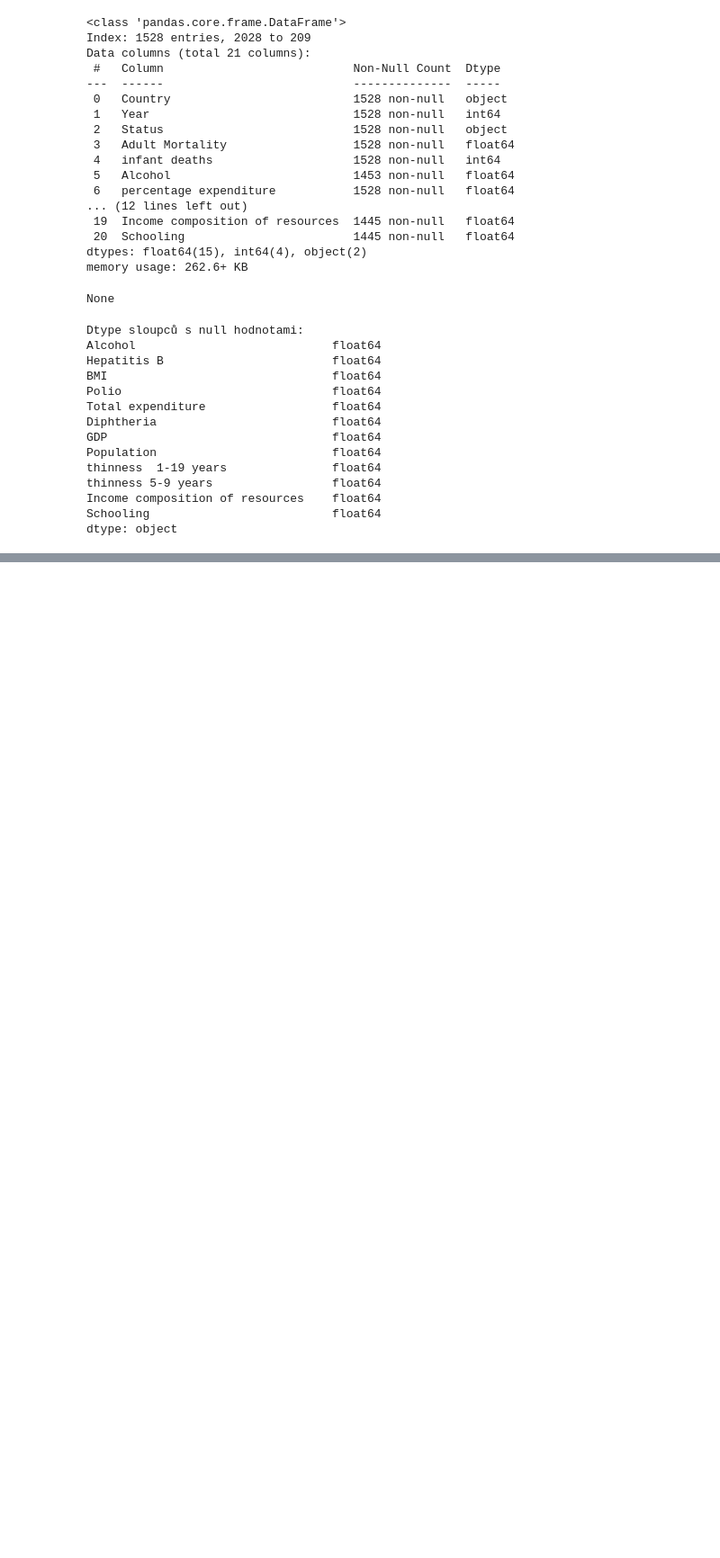
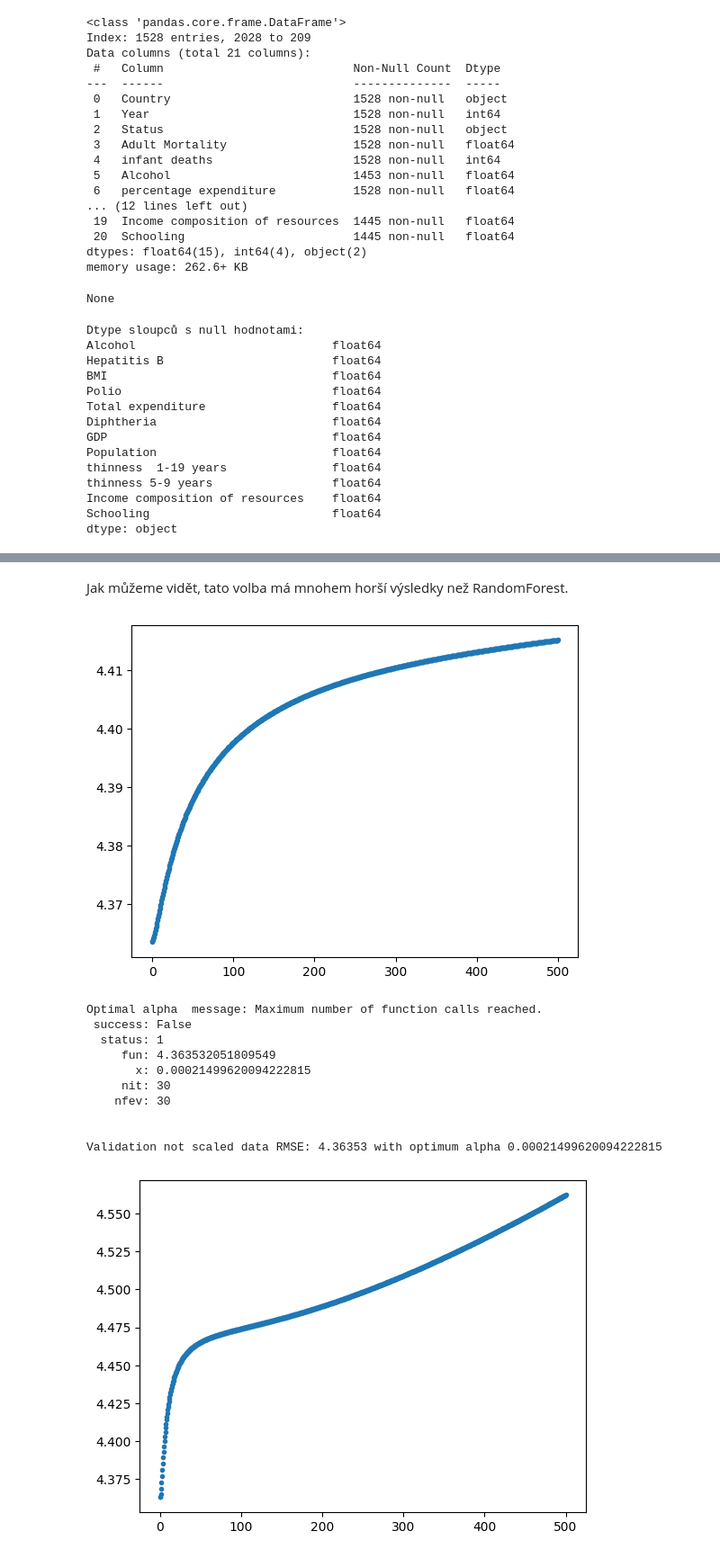
Before and after one commit to xsenyaaax/bi-ml1-2023, a Jupyter notebook: 02/homework_02.ipynb, the cells around one changed output, grey strips where cells are left out. Shown at 90% size. Cells and saved outputs as stored; diff of their text form; code cells hidden in the pictures; blank space fills up the shorter version.

```diff
--- a/02/homework_02.ipynb
+++ b/02/homework_02.ipynb
@@ -349,15 +399,6 @@ for n_estimators in n_estimators_values:
 # %%
-best_score_min_max = float('inf')
-best_params_min_max = None
-
-for n_estimators in n_estimators_values:
-    for max_depth in max_depth_values:
-        for max_samples in max_samples_values:
-            curent_forest = CustomRandomForest(n_estimators=n_estimators, max_depth=max_depth, max_samples=max_samples)
-            curent_forest.fit(X_train_min_max, Ytrain)
-            y_pred = curent_forest.predict(X_val_min_max)
-            mse = mean_squared_error(Yval, y_pred, squared=False)
-
-            if mse < best_score_min_max:
-                best_score_min_max = mse
-                best_params_min_max = {'n_estimators': n_estimators, 'max_depth': max_depth, 'max_samples': max_samples, 'rmse' : mse}
+print(f'Best hyperparametr for random forest\n'
+      f'Original not scaled data: {best_params_clean} with rmse {best_score_clean}\n'
+      f'Standard scaled data: {best_params_standard} with rmse {best_score_standard}\n'
+      f'Min max scaled data: {best_params_standard} with rmse {best_score_standard}\n'
+      )
@@ -370,0 +412,5 @@ Min max scaled data: {'n_estimators': 20, 'max_depth': 8, 'max_samples': 1501, '
+# %%
+best_random_forest = CustomRandomForest(**best_params_clean , max_features='log2')
+best_random_forest.fit(Xtrain, Ytrain)
+print(f'RMSE for best radndom forest parameters: {metrics.mean_squared_error(Yval, best_random_forest.predict(Xval), squared=False)}')
+print(f'MAE for best radndom forest parameters: {metrics.mean_absolute_error(Yval, best_random_forest.predict(Xval))}')
@@ -371,23 +432,49 @@ Min max scaled data: {'n_estimators': 20, 'max_depth': 8, 'max_samples': 1501, '
 # %%
 from sklearn.linear_model import Ridge
 from scipy import optimize
-
+# Kod ze cviceni
 def get_opt_ridge_model(train, train_y, val, val_y):
     def ridgemodel_eval(alpha):
         clf = Ridge(alpha=alpha)
         clf.fit(train, train_y)
-        return mean_squared_error(val_y, clf.predict(val), squared = False)
+        return metrics.mean_squared_error(val_y, clf.predict(val), squared = False)
 
-    alphas = np.linspace(1,500,100)
+    alphas = np.linspace(0.00000000001,500,1000)
     alphas_res = [ridgemodel_eval(alpha) for alpha in alphas]
     plt.plot(alphas, alphas_res, '.')
     plt.show()
 
-    # Find Ridge alpha automatically
-    opt_alpha = optimize.minimize_scalar(ridgemodel_eval, options = {'maxiter': 30}, method = 'bounded', bounds=(0.1, 400))
+    opt_alpha = optimize.minimize_scalar(ridgemodel_eval, options = {'maxiter': 30}, method = 'bounded', bounds=(0.000000000001, 400))
     print('Optimal alpha', opt_alpha)
     print("\n")
 
     clf_opt_ridge = Ridge(alpha = opt_alpha.x)
     clf_opt_ridge.fit(train, train_y)
     return clf_opt_ridge
+# %% [markdown]
+Jak můžeme vidět, tato volba má mnohem horší výsledky než RandomForest.
+# %%
+clf_opt_ridge = get_opt_ridge_model(Xtrain, Ytrain,  Xval, Yval)
+RMSE_val_opt_ridge = metrics.mean_squared_error(Yval, clf_opt_ridge.predict(Xval), squared = False)
+print(f'Validation not scaled data RMSE: {RMSE_val_opt_ridge:.5f} with optimum alpha {clf_opt_ridge.alpha}')
+
+clf_opt_ridge_standard = get_opt_ridge_model(Xtrain_standard, Ytrain,  Xval_standard, Yval)
+RMSE_val_opt_ridge_standard = metrics.mean_squared_error(Yval, clf_opt_ridge_standard.predict(Xval_standard), squared = False)
+print(f'Validation standard scaled data RMSE: {RMSE_val_opt_ridge_standard:.5f} with optimum alpha {clf_opt_ridge_standard.alpha}')
+
+clf_opt_ridge_min_max = get_opt_ridge_model(Xtrain_min_max, Ytrain, Xval_min_max, Yval)
+RMSE_val_opt_ridge_min_max = metrics.mean_squared_error(Yval, clf_opt_ridge_min_max.predict(Xval_min_max), squared = False)
+print(f'Validation min max scaled data RMSE: {RMSE_val_opt_ridge_min_max:.5f} with optimum alpha {clf_opt_ridge_min_max.alpha}')
+# %% [output]
+[figure, added]
+Optimal alpha  message: Maximum number of function calls reached.
+ success: False
+  status: 1
+     fun: 4.363532051809549
+       x: 0.00021499620094222815
+     nit: 30
+    nfev: 30
+
+
+Validation not scaled data RMSE: 4.36353 with optimum alpha 0.00021499620094222815
+[figure, added]
```
Also changed, not shown: parts of 48 cells of this notebook.
